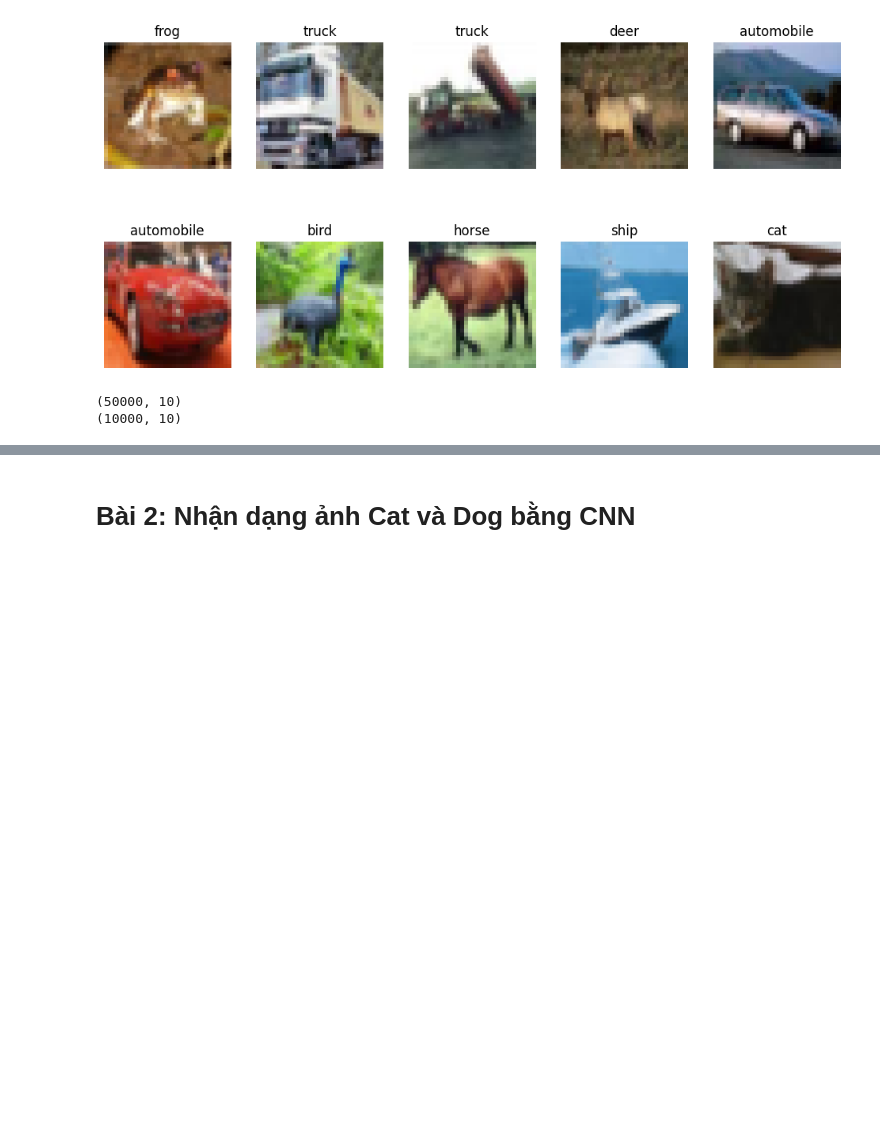
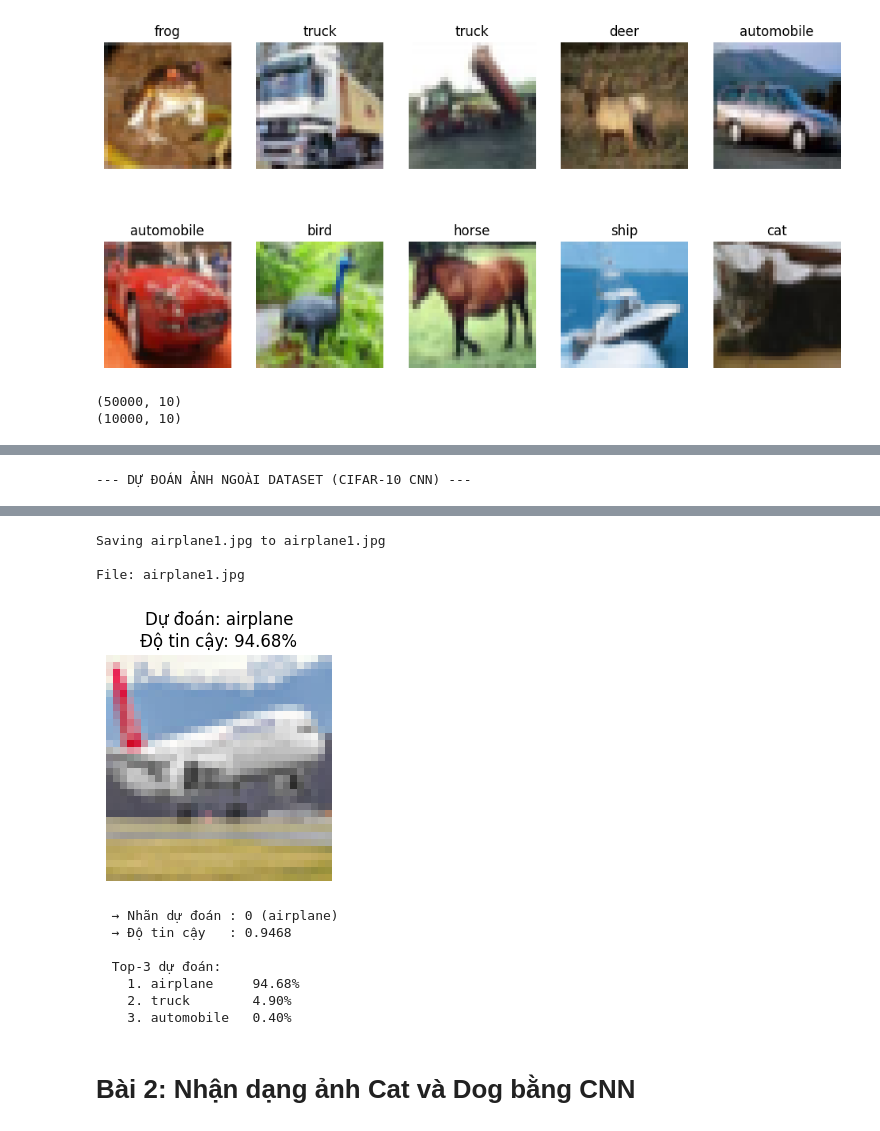
Before and after one commit to minhthu2610/2001230959_NguyenThiMinhThu_THDL_Buoi04, a Jupyter notebook: 2001230959_NguyenThiMinhThu_THDL_Buoi04.ipynb, the cells around one changed output, grey strips where cells are left out. Drawn from its saved outputs; the diff is of its cells as text; code cells hidden in the pictures; blank space fills up the shorter version.

Commit message:
Được tạo bằng Colab

```diff
--- a/2001230959_NguyenThiMinhThu_THDL_Buoi04.ipynb
+++ b/2001230959_NguyenThiMinhThu_THDL_Buoi04.ipynb
@@ -581,3 +622,42 @@ plt.show()
 # %%
 # Lưu model
 model.save('cifar10_cnn.keras')
+# %%
+from google.colab import files
+import io
+from PIL import Image
+import numpy as np
+import matplotlib.pyplot as plt
+
+# Predict ảnh ngoài dataset (upload từ máy)
+print("\n--- DỰ ĐOÁN ẢNH NGOÀI DATASET (CIFAR-10 CNN) ---")
+uploaded = files.upload()
+
+for filename, content in uploaded.items():
+    print(f"\nFile: {filename}")
+
+    # Đọc và xử lý ảnh — CNN giữ nguyên 3D, không cần flatten
+    img = Image.open(io.BytesIO(content)).convert('RGB').resize((32, 32))
+    img_display = np.array(img)
+    img_array = img_display.astype("float32") / 255.0
+    img_array = img_array.reshape(1, 32, 32, 3)   # (1, H, W, C) — CNN input
+
+    pred_prob = model.predict(img_array, verbose=0)[0]
+    pred_idx  = np.argmax(pred_prob)
+    confidence = pred_prob[pred_idx]
+
+    plt.figure(figsize=(3, 3))
+    plt.imshow(img_display)
+    plt.title(f"Dự đoán: {class_names[pred_idx]}\nĐộ tin cậy: {confidence:.2%}")
+    plt.axis('off'); plt.tight_layout(); plt.show()
+
+    print(f"  → Nhãn dự đoán : {pred_idx} ({class_names[pred_idx]})")
+    print(f"  → Độ tin cậy   : {confidence:.4f}")
+
+    # Top-3 dự đoán (hữu ích khi confidence thấp)
+    top3_idx = np.argsort(pred_prob)[::-1][:3]
+    print("\n  Top-3 dự đoán:")
+    for i, idx in enumerate(top3_idx):
+        print(f"    {i+1}. {class_names[idx]:<12} {pred_prob[idx]:.2%}")
+# %% [output]
+--- DỰ ĐOÁN ẢNH NGOÀI DATASET (CIFAR-10 CNN) ---
@@ -584,3 +665,14 @@ model.save('cifar10_cnn.keras')
+Saving airplane1.jpg to airplane1.jpg
+
+File: airplane1.jpg
+[figure, added]
+  → Nhãn dự đoán : 0 (airplane)
+  → Độ tin cậy   : 0.9468
+
+  Top-3 dự đoán:
+    1. airplane     94.68%
+    2. truck        4.90%
+    3. automobile   0.40%
 # %% [markdown]
 # Bài 2: Nhận dạng ảnh Cat và Dog bằng CNN
 # %%
```
Also changed, not shown: parts of 9 cells of this notebook.
